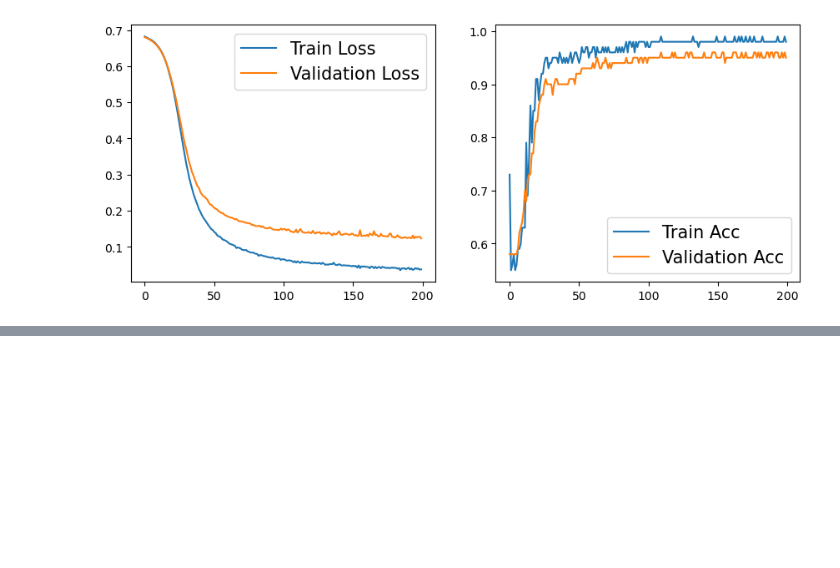
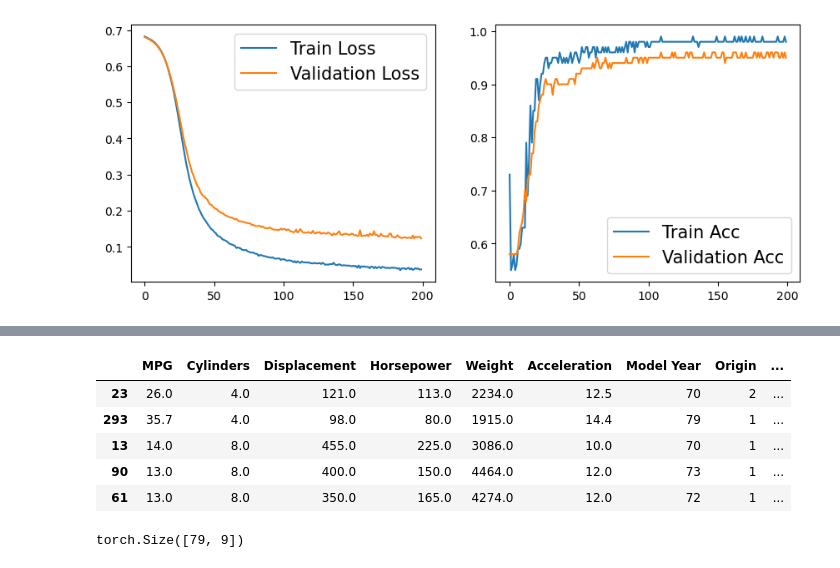
Before and after one commit to k9pranav/ScikitAndPytorch, a Jupyter notebook: Chapter13.ipynb, the cells around one changed output, grey strips where cells are left out. Cells and saved outputs as stored; diff of their text form; code cells hidden in the pictures; blank space fills up the shorter version.

```diff
--- a/Chapter13.ipynb
+++ b/Chapter13.ipynb
@@ -345,0 +376,10 @@ plt.legend(['Train Acc', 'Validation Acc'], fontsize = 15)
+# %%
+numericColumns = ['Cylinders', 'Displacement', 'Horsepower', 'Weight', 'Acceleration']
+
+df_trainNorm, df_testNorm = df_train.copy(), df_test.copy()
+
+#Normalizing the numeric columns in the 2 dataframes
+for col in numericColumns:
+    df_trainNorm[col] = (df_trainNorm[col] - df_trainNorm[col].mean())/df_trainNorm[col].std()
+
+    df_testNorm[col] = (df_testNorm[col] - df_trainNorm[col].mean())/df_trainNorm[col].std()
@@ -345,0 +390,23 @@ plt.legend(['Train Acc', 'Validation Acc'], fontsize = 15)
+# %%
+#Bucketizing the model year
+
+boundaries = torch.Tensor([73, 76, 79])
+
+v = torch.tensor(df_trainNorm['Model Year'].values)
+
+df_trainNorm['Model Year Bucketed'] = torch.bucketize(v, boundaries, right = True)
+
+b = torch.tensor(df_testNorm['Model Year'].values)
+
+df_testNorm['Model Year Bucketed'] = torch.bucketize(b, boundaries, right = True)
+
+numericColumns.append('Model Year Bucketed')
+# %%
+df_testNorm.tail()
+# %% [output]
+|  | MPG | Cylinders | Displacement | Horsepower | Weight | Acceleration | Model Year | Origin | ... |
+| 23 | 26.0 | 4.0 | 121.0 | 113.0 | 2234.0 | 12.5 | 70 | 2 | ... |
+| 293 | 35.7 | 4.0 | 98.0 | 80.0 | 1915.0 | 14.4 | 79 | 1 | ... |
+| 13 | 14.0 | 8.0 | 455.0 | 225.0 | 3086.0 | 10.0 | 70 | 1 | ... |
+| 90 | 13.0 | 8.0 | 400.0 | 150.0 | 4464.0 | 12.0 | 73 | 1 | ... |
+| 61 | 13.0 | 8.0 | 350.0 | 165.0 | 4274.0 | 12.0 | 72 | 1 | ... |
@@ -345,0 +434,4 @@ plt.legend(['Train Acc', 'Validation Acc'], fontsize = 15)
+# %%
+X_test.shape
+# %% [output]
+torch.Size([79, 9])
```
Also changed, not shown: parts of 22 cells of this notebook.
